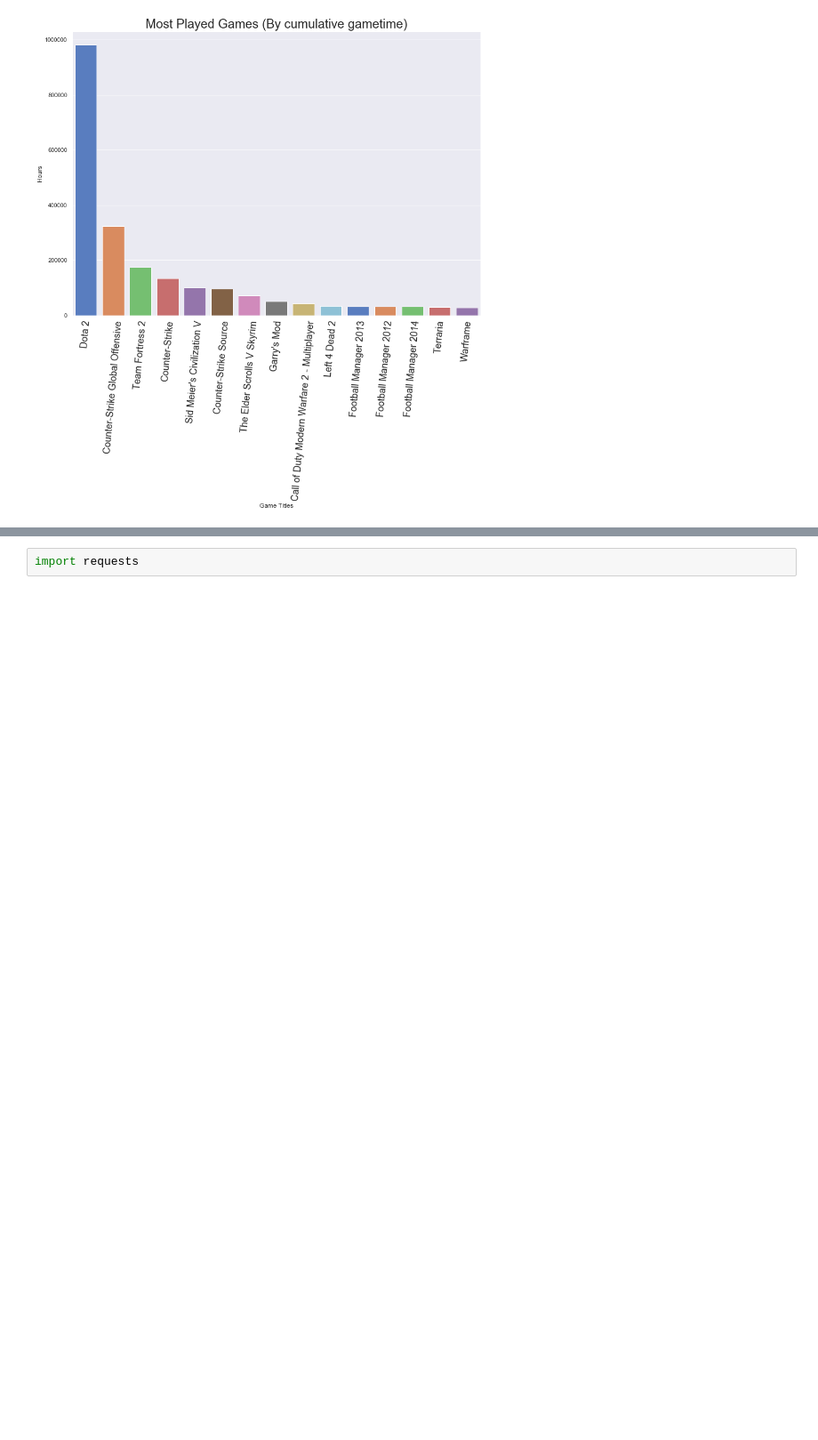
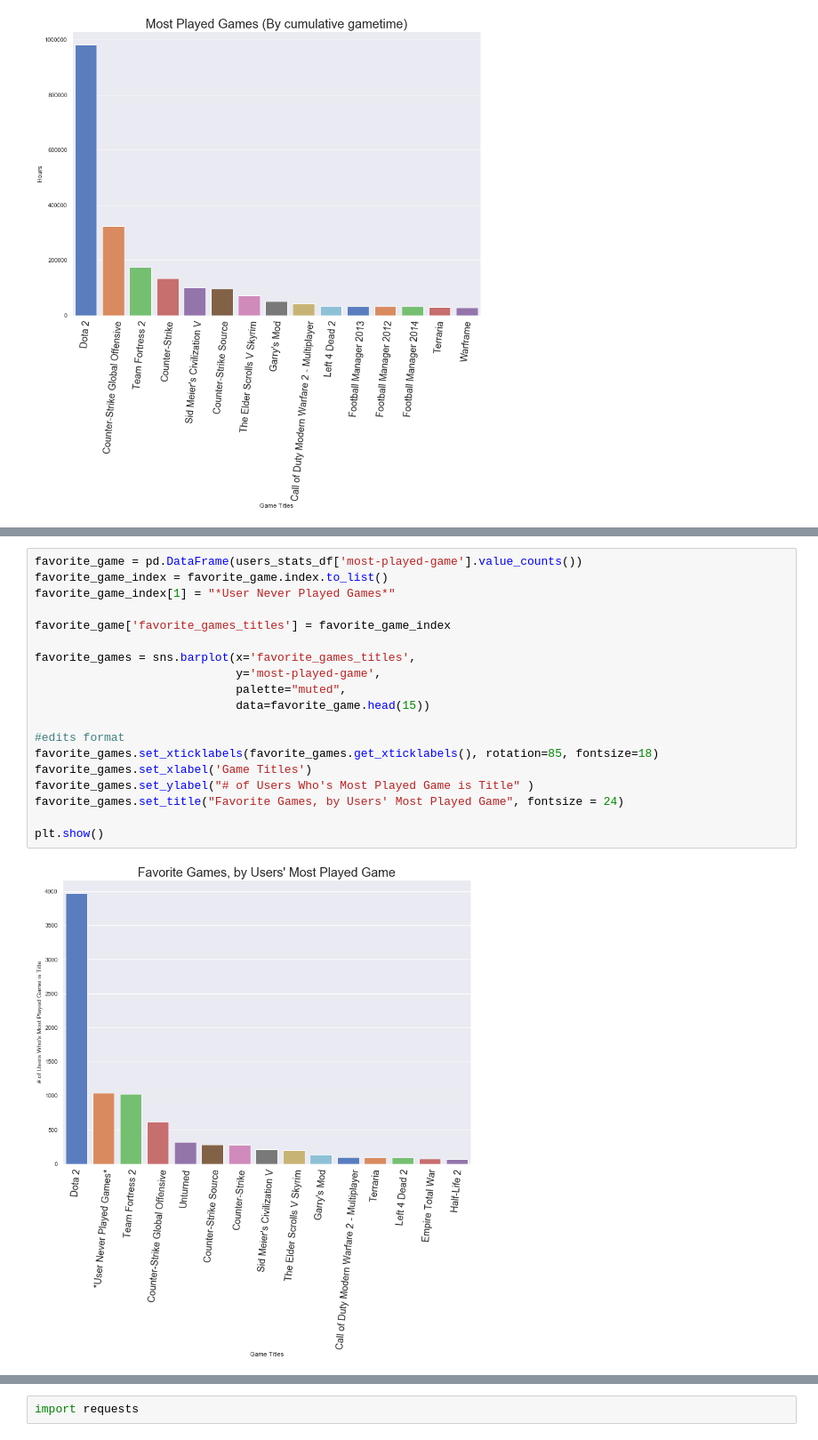
Before and after one commit to alexretana/Steam-Kaggle-Exploratory-Data-Analysis, a Jupyter notebook: Steam-Exploratory-Data-Analysis.ipynb, the cells around one changed output, grey strips where cells are left out. Shown at 89% size. Drawn from its saved outputs; the diff is of its cells as text; blank space fills up the shorter version.

```diff
--- a/Steam-Exploratory-Data-Analysis.ipynb
+++ b/Steam-Exploratory-Data-Analysis.ipynb
@@ -458,0 +447,21 @@ plt.show()
+# %%
+favorite_game = pd.DataFrame(users_stats_df['most-played-game'].value_counts())
+favorite_game_index = favorite_game.index.to_list()
+favorite_game_index[1] = "*User Never Played Games*"
+
+favorite_game['favorite_games_titles'] = favorite_game_index
+
+favorite_games = sns.barplot(x='favorite_games_titles',
+                             y='most-played-game',
+                             palette="muted",
+                             data=favorite_game.head(15))
+
+#edits format
+favorite_games.set_xticklabels(favorite_games.get_xticklabels(), rotation=85, fontsize=18)
+favorite_games.set_xlabel('Game Titles')
+favorite_games.set_ylabel("# of Users Who's Most Played Game is Title" )
+favorite_games.set_title("Favorite Games, by Users' Most Played Game", fontsize = 24)
+
+plt.show()
+# %% [output]
+[figure, added]
```
Also changed, not shown: parts of 16 cells of this notebook.
